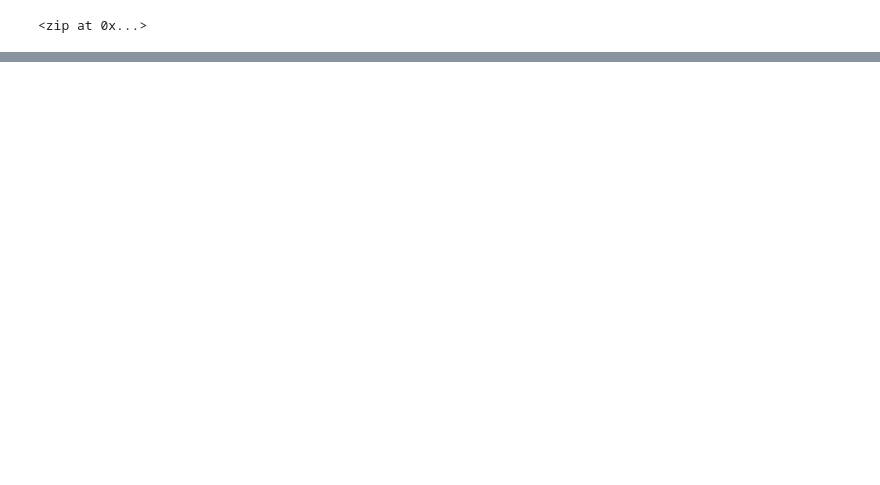
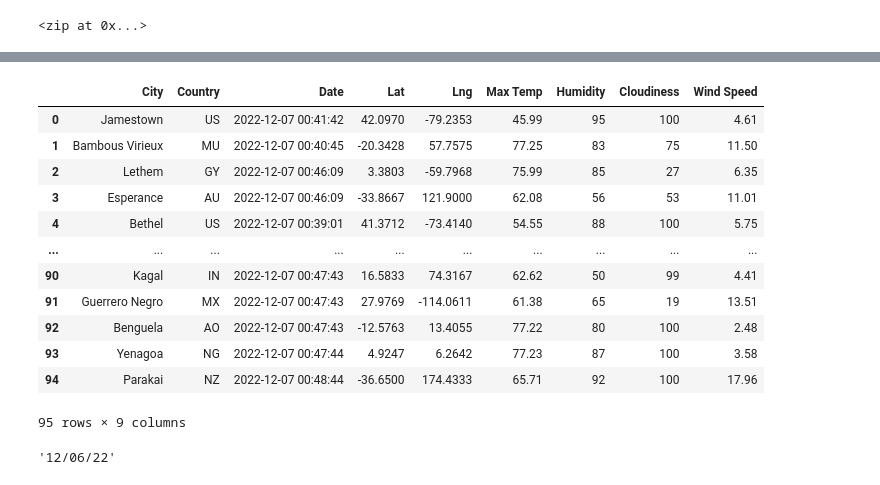
Before and after one commit to mrneuenschwander/world-weather-analysis, a Jupyter notebook: WeatherPy.ipynb, the cells around one changed output, grey strips where cells are left out. Saved outputs shown, nothing was run; the diff lists cells and outputs as text; code cells hidden in the pictures; blank space fills up the shorter version.

```diff
--- a/WeatherPy.ipynb
+++ b/WeatherPy.ipynb
@@ -12,8 +12,8 @@ import time
 from datetime import datetime
 # %%
 # Create a set of random latitude and longitude combinations.
-lats = np.random.uniform(low=-90.000, high=90.000, size=150)
-lngs = np.random.uniform(low=-180.000, high=180.000, size=150)
+lats = np.random.uniform(low=-90.000, high=90.000, size=1500)
+lngs = np.random.uniform(low=-180.000, high=180.000, size=1500)
 lat_lngs = zip(lats, lngs)
 lat_lngs
 # %% [output]
@@ -90,7 +90,7 @@ set_count = 1
 
 # Loop through all the cities in our list.
 for i, city in enumerate(cities):
-    if i > 5:
+    if i > 100:
         break
     # Group cities in sets of 50 for logging purposes.
     if (i % 50 == 0 and i >= 50):
@@ -140,0 +163,3 @@ print("-----------------------------")
+# %%
+city_data_df = pd.DataFrame(city_data)
+city_data_df.head(10)
@@ -140,0 +178,18 @@ print("-----------------------------")
+# %%
+new_columns = ['City', 'Country', 'Date', 'Lat', 'Lng', 'Max Temp', 'Humidity', 'Cloudiness', 'Wind Speed']
+city_data_df = city_data_df[new_columns]
+city_data_df
+# %% [output]
+|  | City | Country | Date | Lat | Lng | Max Temp | Humidity | Cloudiness | Wind Speed |
+| 0 | Jamestown | US | 2022-12-07 00:41:42 | 42.0970 | -79.2353 | 45.99 | 95 | 100 | 4.61 |
+| 1 | Bambous Virieux | MU | 2022-12-07 00:40:45 | -20.3428 | 57.7575 | 77.25 | 83 | 75 | 11.50 |
+| 2 | Lethem | GY | 2022-12-07 00:46:09 | 3.3803 | -59.7968 | 75.99 | 85 | 27 | 6.35 |
+| 3 | Esperance | AU | 2022-12-07 00:46:09 | -33.8667 | 121.9000 | 62.08 | 56 | 53 | 11.01 |
+| 4 | Bethel | US | 2022-12-07 00:39:01 | 41.3712 | -73.4140 | 54.55 | 88 | 100 | 5.75 |
+| ... | ... | ... | ... | ... | ... | ... | ... | ... | ... |
+| 90 | Kagal | IN | 2022-12-07 00:47:43 | 16.5833 | 74.3167 | 62.62 | 50 | 99 | 4.41 |
+| 91 | Guerrero Negro | MX | 2022-12-07 00:47:43 | 27.9769 | -114.0611 | 61.38 | 65 | 19 | 13.51 |
+| 92 | Benguela | AO | 2022-12-07 00:47:43 | -12.5763 | 13.4055 | 77.22 | 80 | 100 | 2.48 |
+| 93 | Yenagoa | NG | 2022-12-07 00:47:44 | 4.9247 | 6.2642 | 77.23 | 87 | 100 | 3.58 |
+| 94 | Parakai | NZ | 2022-12-07 00:48:44 | -36.6500 | 174.4333 | 65.71 | 92 | 100 | 17.96 |
+95 rows × 9 columns
@@ -140,0 +208,4 @@ print("-----------------------------")
+# %%
+time.strftime("%x")
+# %% [output]
+'12/06/22'
```
Also changed, not shown: parts of 12 cells of this notebook, 5 other files.
